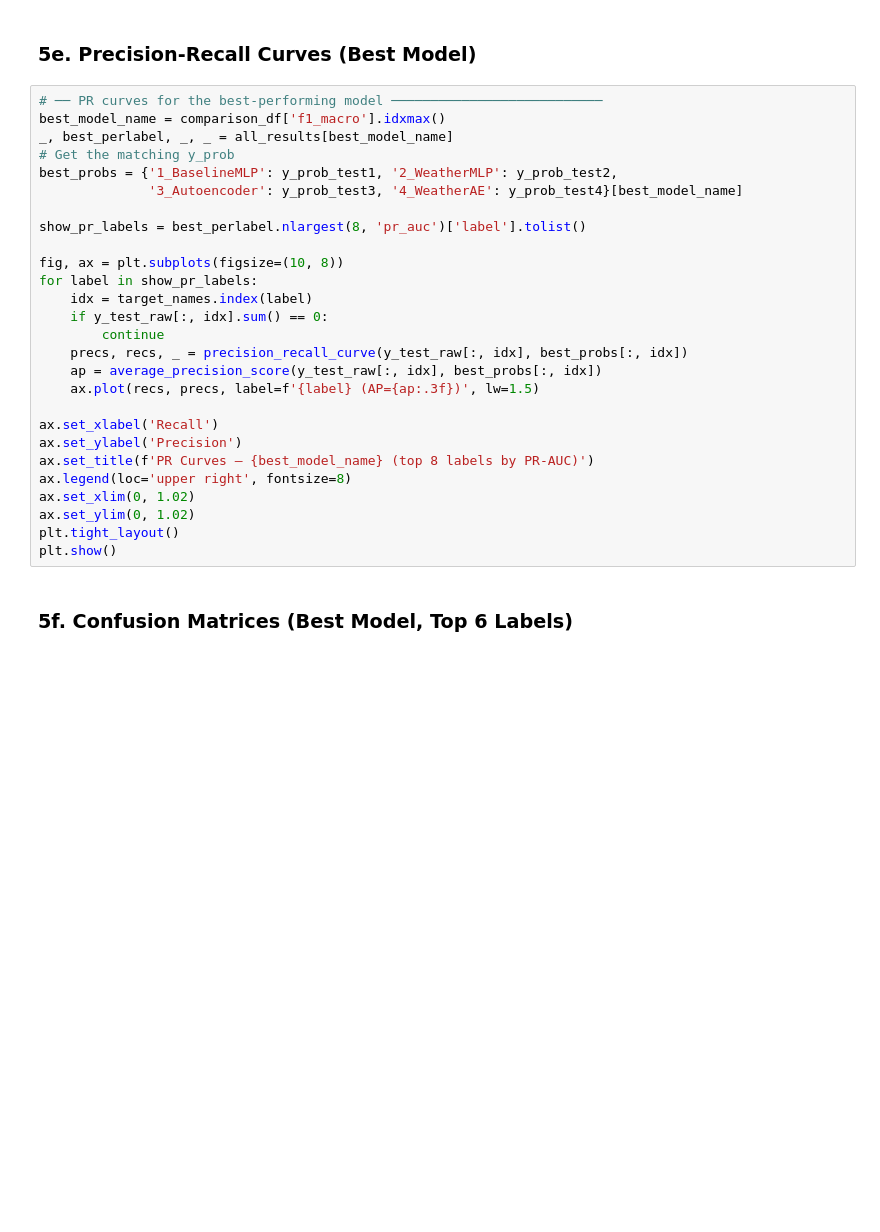
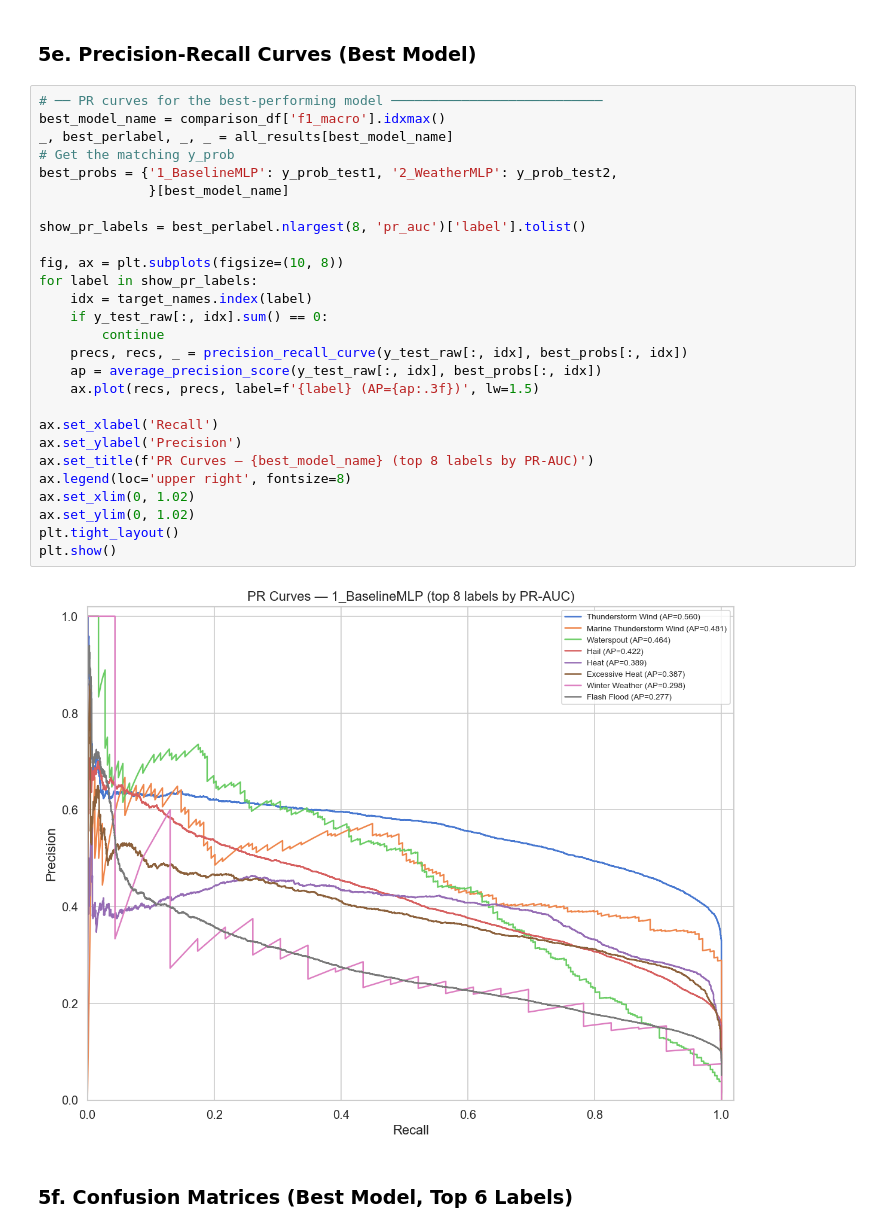
Before and after one commit to shikha-16/cascading-disaster-prediction, a Jupyter notebook: notebooks/04_neural_networks.ipynb, the cells around one changed output. Saved outputs shown, nothing was run; the diff lists cells and outputs as text; blank space fills up the shorter version.

```diff
--- a/notebooks/04_neural_networks.ipynb
+++ b/notebooks/04_neural_networks.ipynb
@@ -1100,30 +1355,32 @@ plt.show()
 # %%
 # ── PR curves for the best-performing model ───────────────────────────
 best_model_name = comparison_df['f1_macro'].idxmax()
 _, best_perlabel, _, _ = all_results[best_model_name]
 # Get the matching y_prob
 best_probs = {'1_BaselineMLP': y_prob_test1, '2_WeatherMLP': y_prob_test2,
-              '3_Autoencoder': y_prob_test3, '4_WeatherAE': y_prob_test4}[best_model_name]
+              }[best_model_name]
 
 show_pr_labels = best_perlabel.nlargest(8, 'pr_auc')['label'].tolist()
 
 fig, ax = plt.subplots(figsize=(10, 8))
 for label in show_pr_labels:
     idx = target_names.index(label)
     if y_test_raw[:, idx].sum() == 0:
         continue
     precs, recs, _ = precision_recall_curve(y_test_raw[:, idx], best_probs[:, idx])
     ap = average_precision_score(y_test_raw[:, idx], best_probs[:, idx])
     ax.plot(recs, precs, label=f'{label} (AP={ap:.3f})', lw=1.5)
 
 ax.set_xlabel('Recall')
 ax.set_ylabel('Precision')
 ax.set_title(f'PR Curves — {best_model_name} (top 8 labels by PR-AUC)')
 ax.legend(loc='upper right', fontsize=8)
 ax.set_xlim(0, 1.02)
 ax.set_ylim(0, 1.02)
 plt.tight_layout()
 plt.show()
+# %% [output]
+[figure, added]
 # %% [markdown]
 ### 5f. Confusion Matrices (Best Model, Top 6 Labels)
 # %%
```
Also changed, not shown: parts of 29 cells of this notebook.
